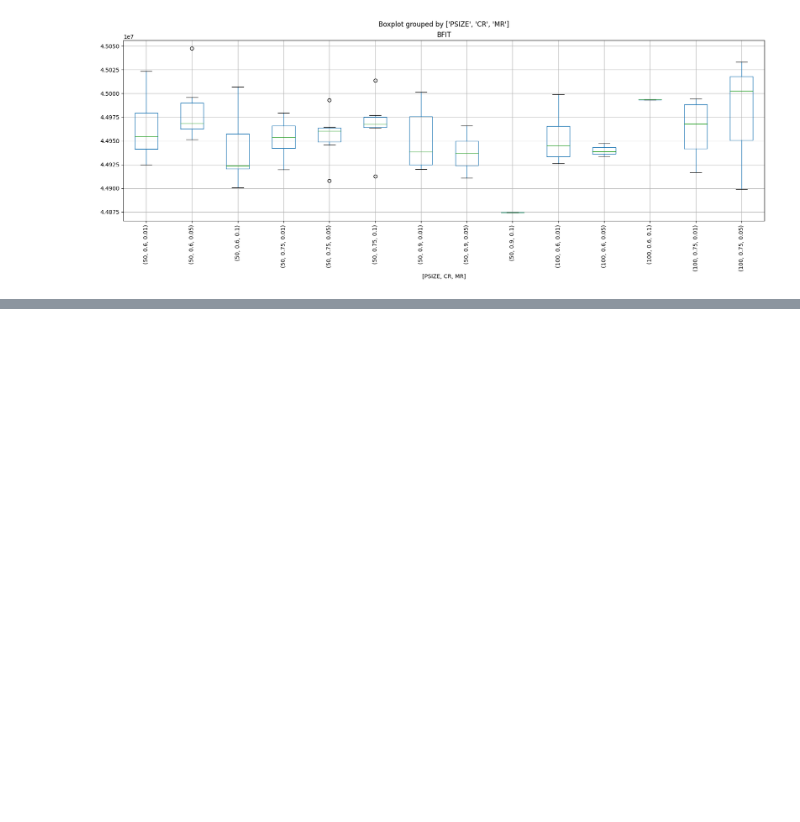
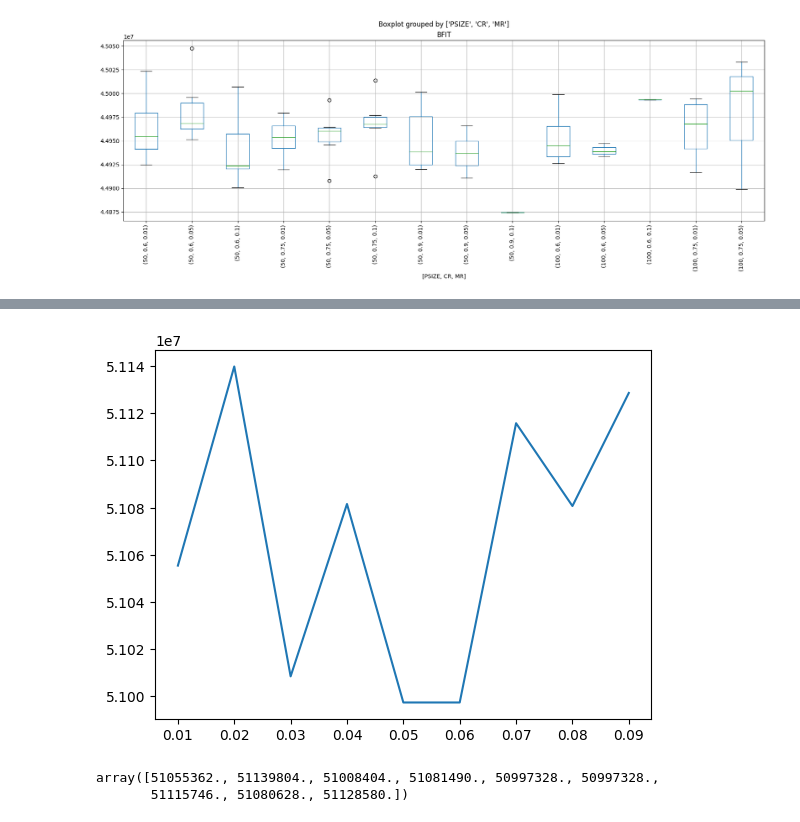
Before and after one commit to pnovoa/eapractci, a Jupyter notebook: report.ipynb, the cells around one changed output, grey strips where cells are left out. Cells and saved outputs as stored; diff of their text form; code cells hidden in the pictures; blank space fills up the shorter version.

```diff
--- a/report.ipynb
+++ b/report.ipynb
@@ -64,0 +113,10 @@ df_best.loc[:, ['PSIZE', 'CR', 'MR', 'BFIT']].boxplot(by=['PSIZE', 'CR', 'MR'],
+# %%
+plt.plot([str(r) for r in results[:,0]], results[:,3])
+plt.show()
+# %% [output]
+[figure, added]
+# %%
+results[:,3]
+# %% [output]
+array([51055362., 51139804., 51008404., 51081490., 50997328., 50997328.,
+       51115746., 51080628., 51128580.])
```
Also changed, not shown: parts of 2 cells of this notebook, 3 other files.
